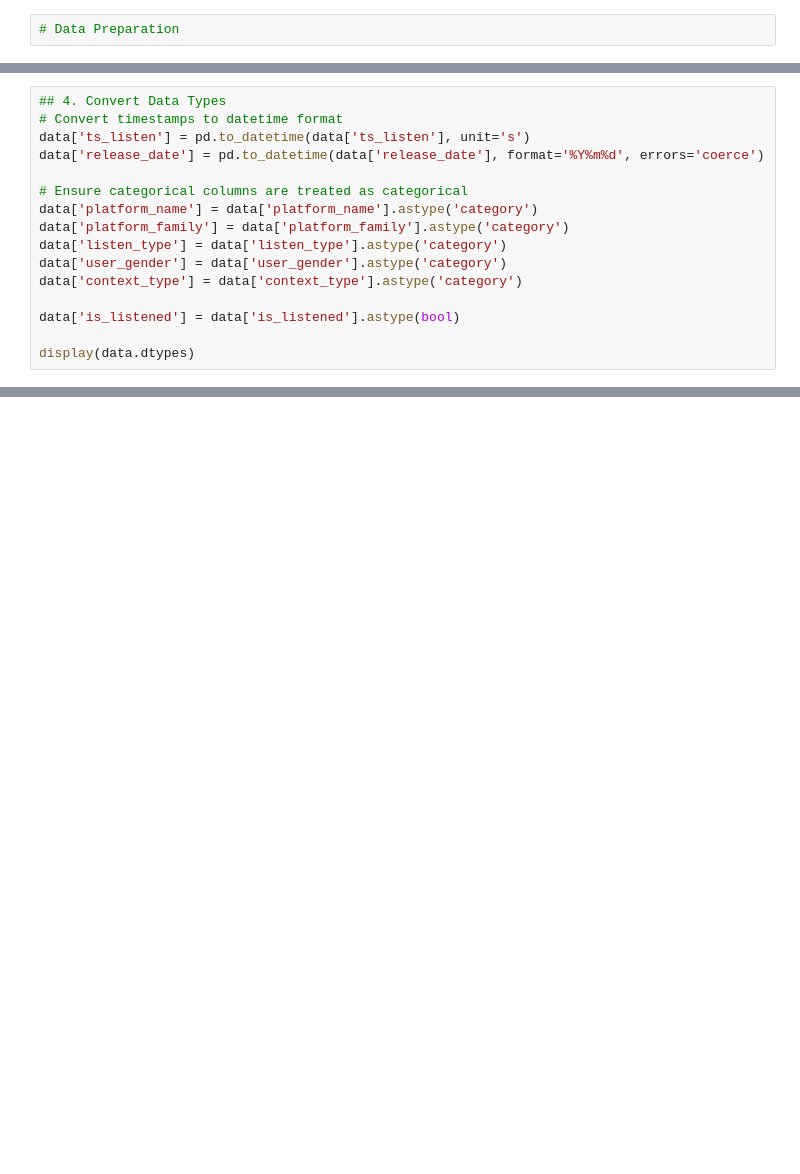
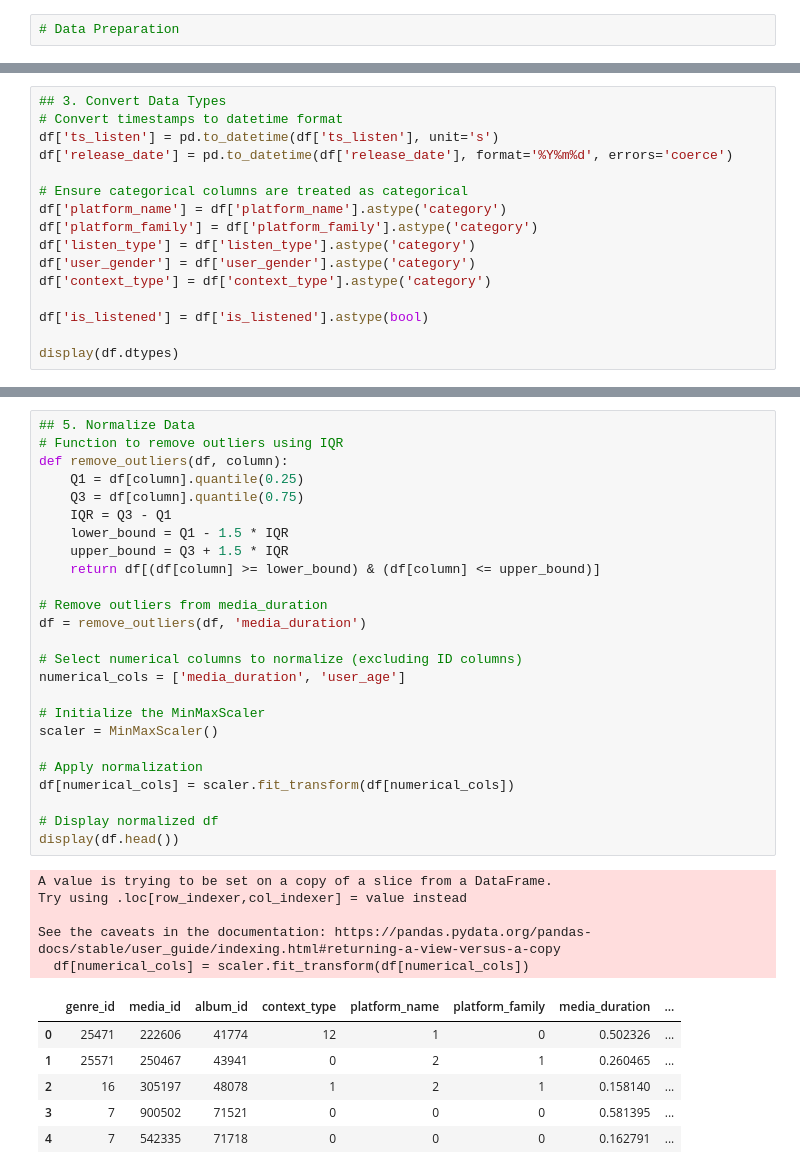
Before and after one commit to migub/recommender-systems, a Jupyter notebook: Notebooks/01_Data_Preprocessing.ipynb, the cells around one changed output, grey strips where cells are left out. Drawn from its saved outputs; the diff is of its cells as text; blank space fills up the shorter version.

```diff
--- a/Notebooks/01_Data_Preprocessing.ipynb
+++ b/Notebooks/01_Data_Preprocessing.ipynb
@@ -28,16 +48,16 @@ data.dropna(inplace=True)
 # %%
-## 4. Convert Data Types
+## 3. Convert Data Types
 # Convert timestamps to datetime format
-data['ts_listen'] = pd.to_datetime(data['ts_listen'], unit='s')
-data['release_date'] = pd.to_datetime(data['release_date'], format='%Y%m%d', errors='coerce')
+df['ts_listen'] = pd.to_datetime(df['ts_listen'], unit='s')
+df['release_date'] = pd.to_datetime(df['release_date'], format='%Y%m%d', errors='coerce')
 
 # Ensure categorical columns are treated as categorical
-data['platform_name'] = data['platform_name'].astype('category')
-data['platform_family'] = data['platform_family'].astype('category')
-data['listen_type'] = data['listen_type'].astype('category')
-data['user_gender'] = data['user_gender'].astype('category')
-data['context_type'] = data['context_type'].astype('category')
+df['platform_name'] = df['platform_name'].astype('category')
+df['platform_family'] = df['platform_family'].astype('category')
+df['listen_type'] = df['listen_type'].astype('category')
+df['user_gender'] = df['user_gender'].astype('category')
+df['context_type'] = df['context_type'].astype('category')
 
-data['is_listened'] = data['is_listened'].astype(bool)
+df['is_listened'] = df['is_listened'].astype(bool)
 
-display(data.dtypes)
+display(df.dtypes)
@@ -71,0 +116,37 @@ print("Data preparation complete. Cleaned dataset saved.")
+# %%
+## 5. Normalize Data
+# Function to remove outliers using IQR
+def remove_outliers(df, column):
+    Q1 = df[column].quantile(0.25)
+    Q3 = df[column].quantile(0.75)
+    IQR = Q3 - Q1
+    lower_bound = Q1 - 1.5 * IQR
+    upper_bound = Q3 + 1.5 * IQR
+    return df[(df[column] >= lower_bound) & (df[column] <= upper_bound)]
+
+# Remove outliers from media_duration
+df = remove_outliers(df, 'media_duration')
+
+# Select numerical columns to normalize (excluding ID columns)
+numerical_cols = ['media_duration', 'user_age']
+
+# Initialize the MinMaxScaler
+scaler = MinMaxScaler()
+
+# Apply normalization
+df[numerical_cols] = scaler.fit_transform(df[numerical_cols])
+
+# Display normalized df
+display(df.head())
+# %% [output]
+A value is trying to be set on a copy of a slice from a DataFrame.
+Try using .loc[row_indexer,col_indexer] = value instead
+
+See the caveats in the documentation: https://pandas.pydata.org/pandas-docs/stable/user_guide/indexing.html#returning-a-view-versus-a-copy
+  df[numerical_cols] = scaler.fit_transform(df[numerical_cols])
+|  | genre_id | media_id | album_id | context_type | platform_name | platform_family | media_duration | ... |
+| 0 | 25471 | 222606 | 41774 | 12 | 1 | 0 | 0.502326 | ... |
+| 1 | 25571 | 250467 | 43941 | 0 | 2 | 1 | 0.260465 | ... |
+| 2 | 16 | 305197 | 48078 | 1 | 2 | 1 | 0.158140 | ... |
+| 3 | 7 | 900502 | 71521 | 0 | 0 | 0 | 0.581395 | ... |
+| 4 | 7 | 542335 | 71718 | 0 | 0 | 0 | 0.162791 | ... |
```
Also changed, not shown: parts of 8 cells of this notebook.
